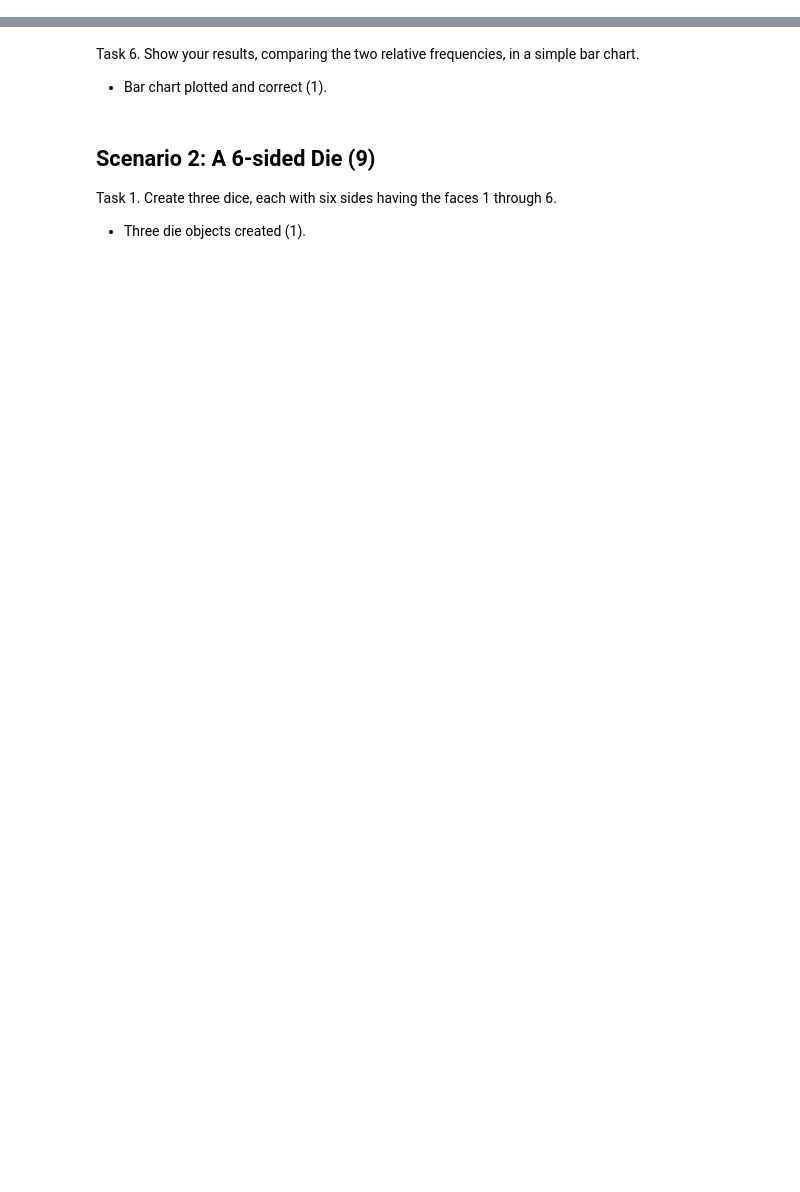
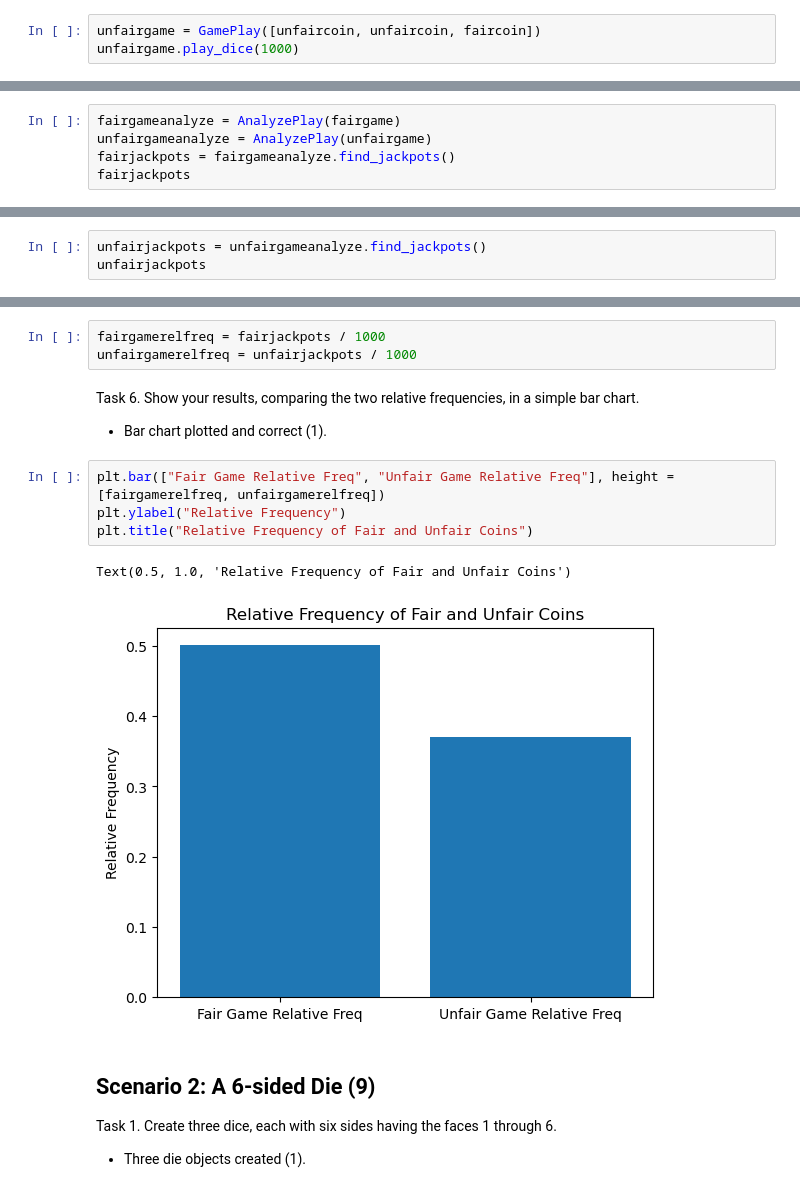
Before and after one commit to christopherpandalee/DS5100FP, a Jupyter notebook: final project/DS51200_FinalProjectTemplate.ipynb, the cells around one changed output, grey strips where cells are left out. Saved outputs shown, nothing was run; the diff lists cells and outputs as text; blank space fills up the shorter version.

```diff
--- a/final project/DS51200_FinalProjectTemplate.ipynb
+++ b/final project/DS51200_FinalProjectTemplate.ipynb
@@ -115,8 +124,16 @@ Task 3. Play another game (using a new Game object) of $1000$ flips, this time u
 
 - New game object created (1).
 - Play method called correclty and without error (1).
+# %%
+unfairgame = GamePlay([unfaircoin, unfaircoin, faircoin])
+unfairgame.play_dice(1000)
 # %% [markdown]
 Task 4. For each game, use an Analyzer object to determine the raw frequency of jackpots — i.e. getting either all $H$s or all $T$s.
 
 - Analyzer objecs instantiated for both games (1).
 - Raw frequencies reported for both (1).
+# %%
+fairgameanalyze = AnalyzePlay(fairgame)
+unfairgameanalyze = AnalyzePlay(unfairgame)
+fairjackpots = fairgameanalyze.find_jackpots()
+fairjackpots
@@ -122,0 +142,3 @@ Task 4. For each game, use an Analyzer object to determine the raw frequency of
+# %%
+unfairjackpots = unfairgameanalyze.find_jackpots()
+unfairjackpots
@@ -124,10 +148,20 @@ Task 4. For each game, use an Analyzer object to determine the raw frequency of
 Task 5. For each analyzer, compute relative frequency as the number of jackpots over the total number of rolls.
 
 - Both relative frequencies computed (1).
+# %%
+fairgamerelfreq = fairjackpots / 1000
+unfairgamerelfreq = unfairjackpots / 1000
 # %% [markdown]
 Task 6. Show your results, comparing the two relative frequencies, in a simple bar chart.
 
 - Bar chart plotted and correct (1).
+# %%
+plt.bar(["Fair Game Relative Freq", "Unfair Game Relative Freq"], height = [fairgamerelfreq, unfairgamerelfreq])
+plt.ylabel("Relative Frequency")
+plt.title("Relative Frequency of Fair and Unfair Coins")
+# %% [output]
+Text(0.5, 1.0, 'Relative Frequency of Fair and Unfair Coins')
+[figure, added]
 # %% [markdown]
 ## Scenario 2: A 6-sided Die (9)
 
```
Also changed, not shown: parts of 16 cells of this notebook, 5 other files.
